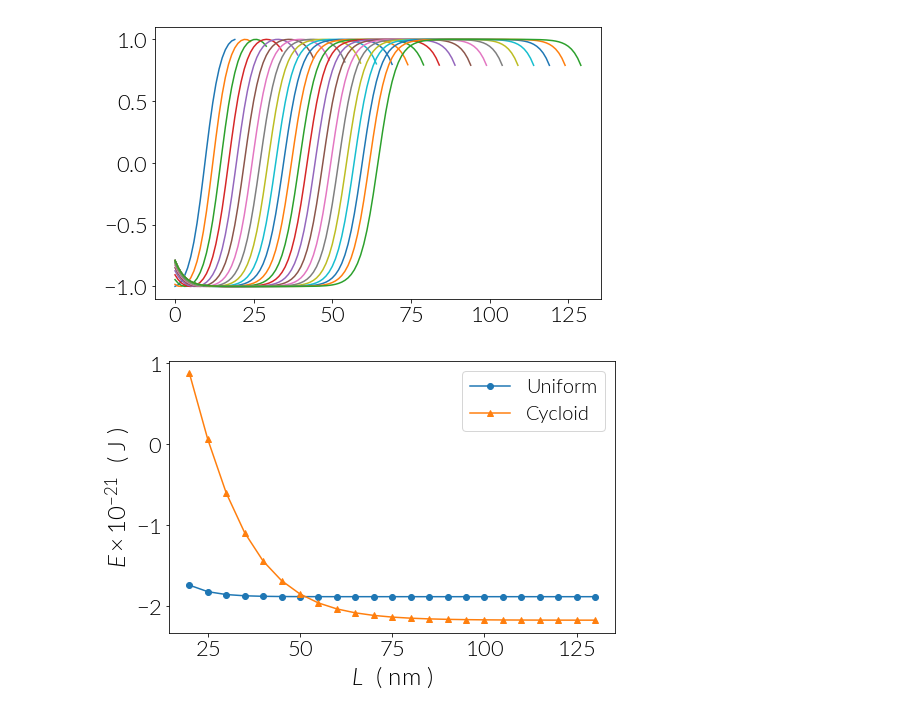
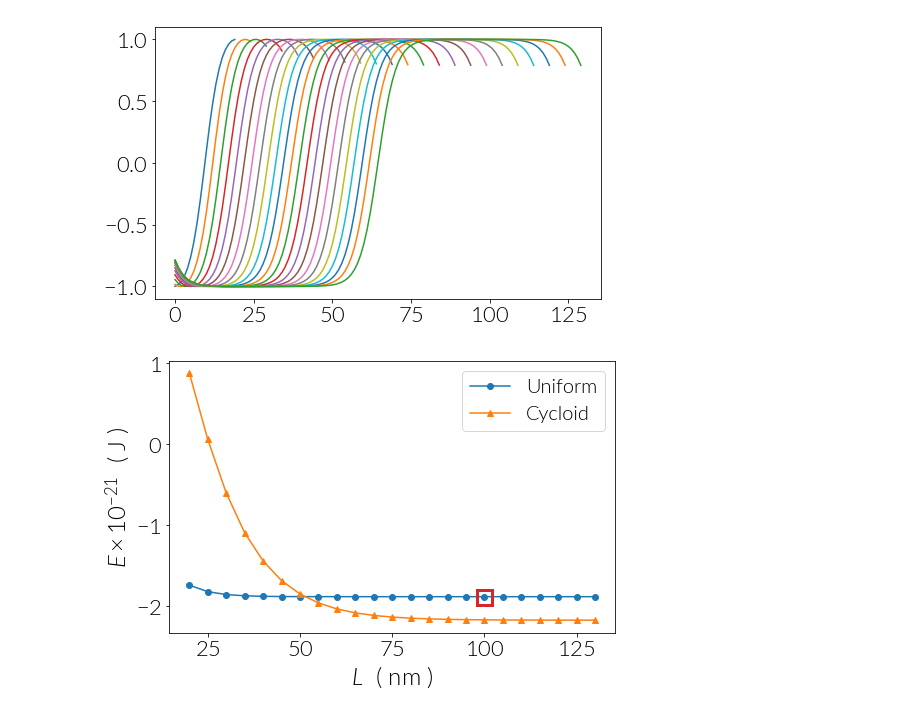
Before and after one commit to fangohr/paper-supplement-standard-problem-dmi, a Jupyter notebook: notebooks/1d_problem-solutions.ipynb, the cells around one changed output. Saved outputs shown, nothing was run; the diff lists cells and outputs as text; code cells hidden in the pictures.

Commit message:
Updated nb with 1d solutions

```diff
--- a/notebooks/1d_problem-solutions.ipynb
+++ b/notebooks/1d_problem-solutions.ipynb
@@ -64,7 +64,7 @@ for l in np.arange(20, 131, 5):
     mesh = fidimag.common.CuboidMesh(dx=dx, dy=dy, dz=dz, nx=nx, ny=ny, nz=nz,
                                      unit_length=1e-9)
 
-    sim = fidimag.micro.Sim(mesh, name='fidimag_1D_' + dmi)
+    sim = fidimag.micro.Sim(mesh, name='fidimag_1D_' + str(l))
     sim.Ms = Ms
     sim.set_m((-0.1, 0, 0.9))
     sim.add(fidimag.micro.UniformExchange(A=A))
@@ -105,7 +105,7 @@ for l in np.arange(20, 131, 5):
     mesh = fidimag.common.CuboidMesh(dx=dx, dy=dy, dz=dz, nx=nx, ny=ny, nz=nz,
                                      unit_length=1e-9)
 
-    sim = fidimag.micro.Sim(mesh, name='fidimag_1D_' + dmi)
+    sim = fidimag.micro.Sim(mesh, name='fidimag_1D_' + str(l))
     sim.Ms = Ms
     sim.set_m(lambda r: cyc(r, centre=l * 0.5))
     sim.add(fidimag.micro.UniformExchange(A=A))
@@ -141,22 +141,24 @@ for l in np.arange(20, 131, 5):
 # %%
 sol_FM = []
 for l in np.arange(20, 131, 5):
     sol_FM.append([l, sys[l][3] * 10 ** 21])
 sol_FM = np.array(sol_FM)
 
 plt.plot(sol_FM[:, 0], sol_FM[:, 1], 'o-C0', label='Uniform')
 
 sol_cyc = []
 for l in np.arange(20, 131, 5):
     sol_cyc.append([l, sys_cyc[l][3] * 10 ** 21])
 sol_cyc = np.array(sol_cyc)
 
 plt.plot(sol_cyc[:, 0], sol_cyc[:, 1], '^-C1', label='Cycloid')
 
 plt.xlabel(r'$L$  ( nm )')
 plt.ylabel(r'$E \times 10^{-21}$  ( J )')
 plt.legend()
 
-plt.savefig('./result_1d_solutions_energy_comp.pdf')
+plt.plot(sol_FM[16, 0], sol_FM[16, 1], 'sC3', ms=15, markerfacecolor='None', mew=3)
+
+plt.savefig('./result_1d_solutions_energy_comp.pdf', bbox_inches='tight')
 # %% [output]
-[figure, old version]
+[figure, new version]
```
